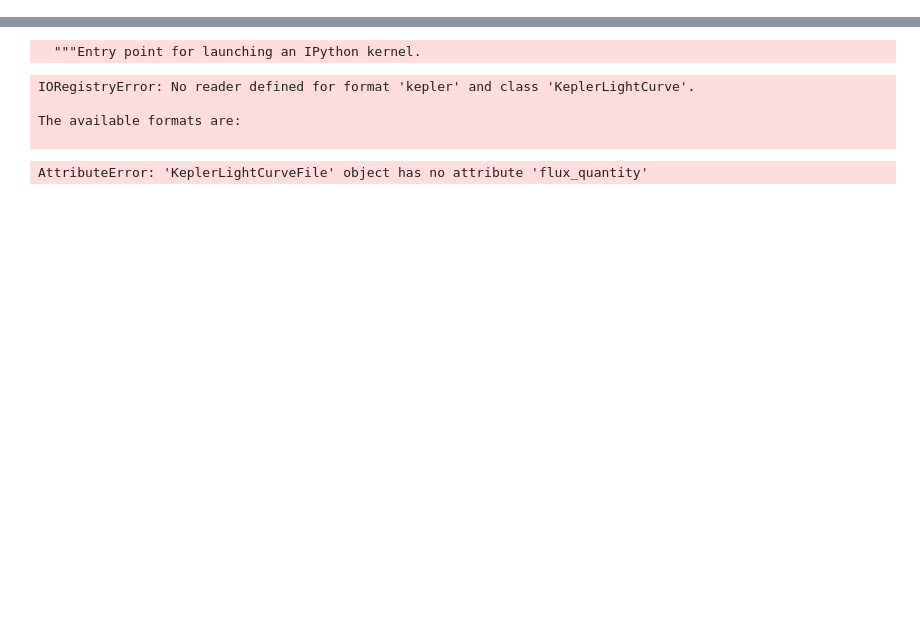
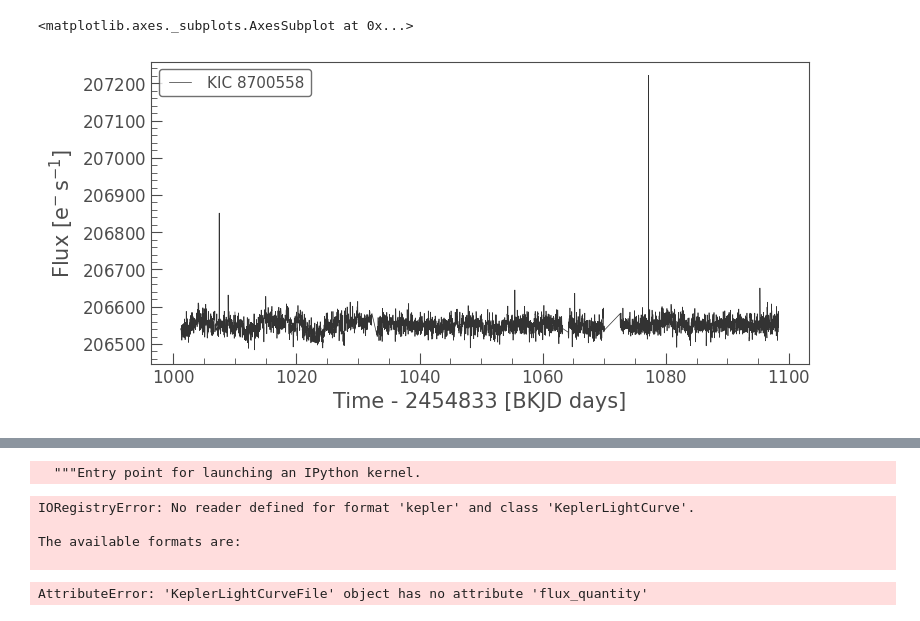
Before and after one commit to ojhall94/keplergohacks, a Jupyter notebook: Timeseries.ipynb, the cells around one changed output, grey strips where cells are left out. Drawn from its saved outputs; the diff is of its cells as text; code cells hidden in the pictures; blank space fills up the shorter version.

```diff
--- a/Timeseries.ipynb
+++ b/Timeseries.ipynb
@@ -11,0 +7,5 @@ The available formats are:
+# %%
+lc.plot()
+# %% [output]
+<matplotlib.axes._subplots.AxesSubplot at 0x...>
+[figure, added]
```
Also changed, not shown: parts of 5 cells of this notebook, 1 other file.
